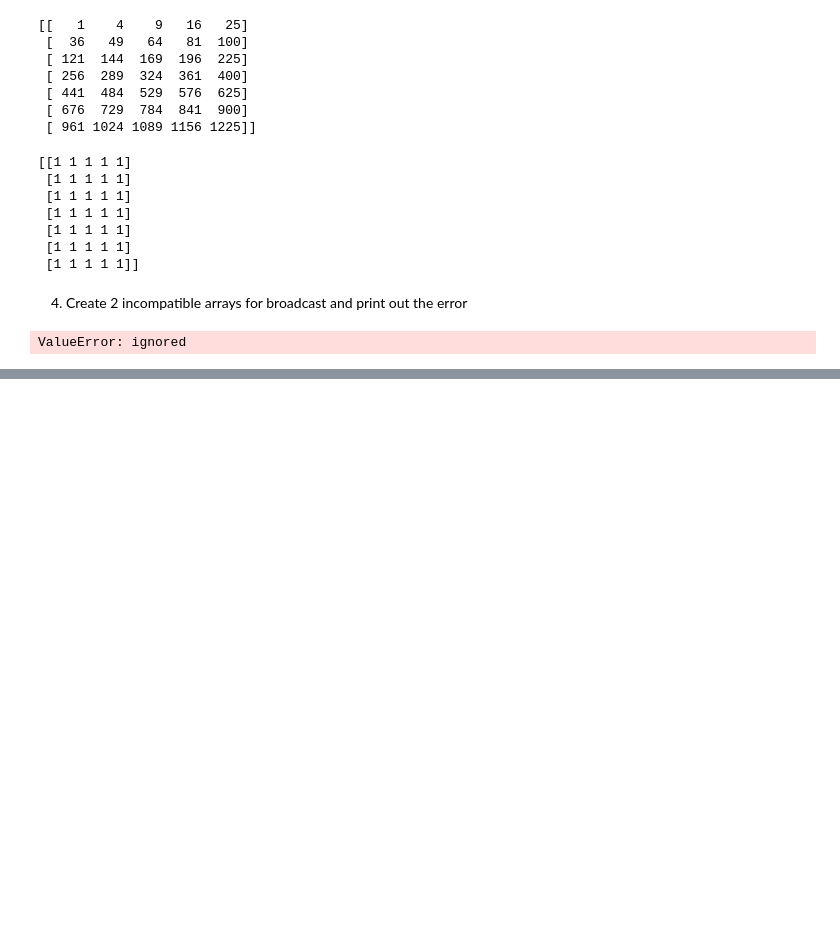
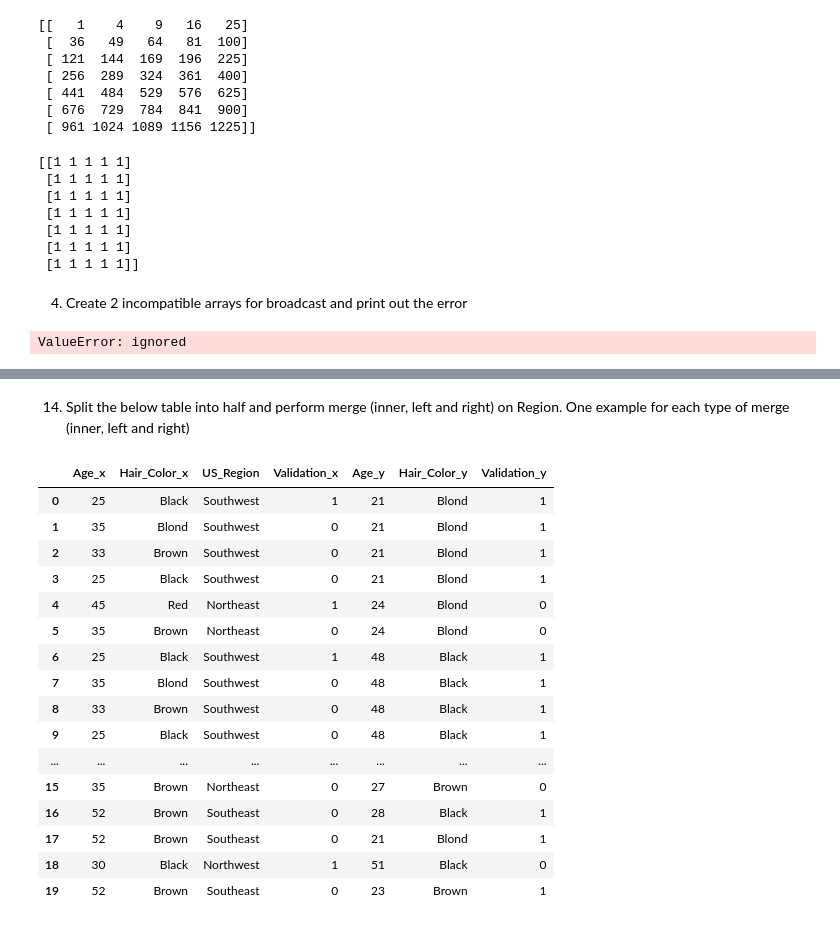
Before and after one commit to venkatesh-manikumar/Datascience-Assignments, a Jupyter notebook: Numpy_Pandas_Assignment.ipynb, the cells around one changed output, grey strips where cells are left out. Saved outputs shown, nothing was run; the diff lists cells and outputs as text; code cells hidden in the pictures; blank space fills up the shorter version.

```diff
--- a/Numpy_Pandas_Assignment.ipynb
+++ b/Numpy_Pandas_Assignment.ipynb
@@ -100,0 +346,30 @@ ValueError: ignored
+# %% [markdown]
+14.	Split the below table into half and perform merge (inner, left and right) on Region. One example for each type of merge (inner, left and right)
+# %%
+half_count = len(data_points)//2
+
+df1_left = data_points.iloc[:half_count , :]
+
+df2_right = data_points.iloc[half_count: , :].reset_index()
+# %%
+pd.merge(df1_left , df2_right , on = ['US_Region'] , how = 'inner')
+pd.merge(df1_left , df2_right , on = ['US_Region'] , how = 'left')
+pd.merge(df1_left , df2_right , on = ['US_Region'] , how = 'right')
+# %% [output]
+|  | Age_x | Hair_Color_x | US_Region | Validation_x | Age_y | Hair_Color_y | Validation_y |
+| 0 | 25 | Black | Southwest | 1 | 21 | Blond | 1 |
+| 1 | 35 | Blond | Southwest | 0 | 21 | Blond | 1 |
+| 2 | 33 | Brown | Southwest | 0 | 21 | Blond | 1 |
+| 3 | 25 | Black | Southwest | 0 | 21 | Blond | 1 |
+| 4 | 45 | Red | Northeast | 1 | 24 | Blond | 0 |
+| 5 | 35 | Brown | Northeast | 0 | 24 | Blond | 0 |
+| 6 | 25 | Black | Southwest | 1 | 48 | Black | 1 |
+| 7 | 35 | Blond | Southwest | 0 | 48 | Black | 1 |
+| 8 | 33 | Brown | Southwest | 0 | 48 | Black | 1 |
+| 9 | 25 | Black | Southwest | 0 | 48 | Black | 1 |
+| ... | ... | ... | ... | ... | ... | ... | ... |
+| 15 | 35 | Brown | Northeast | 0 | 27 | Brown | 0 |
+| 16 | 52 | Brown | Southeast | 0 | 28 | Black | 1 |
+| 17 | 52 | Brown | Southeast | 0 | 21 | Blond | 1 |
+| 18 | 30 | Black | Northwest | 1 | 51 | Black | 0 |
+| 19 | 52 | Brown | Southeast | 0 | 23 | Brown | 1 |
```
Also changed, not shown: parts of 28 cells of this notebook.
